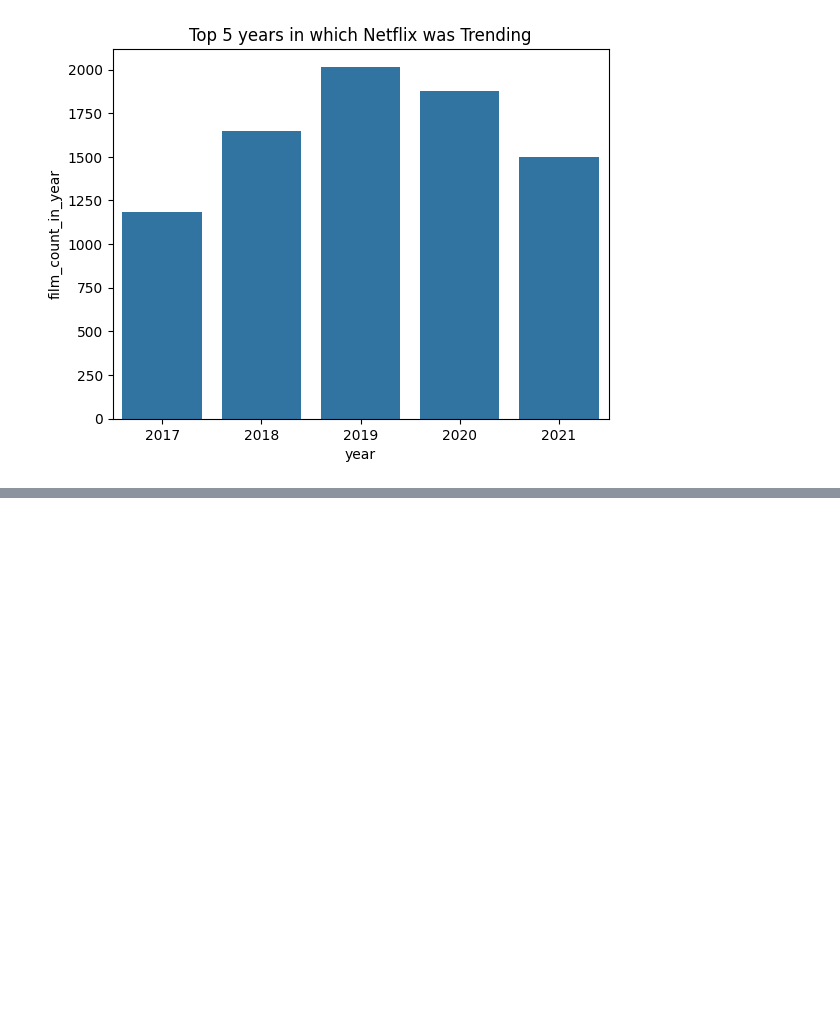
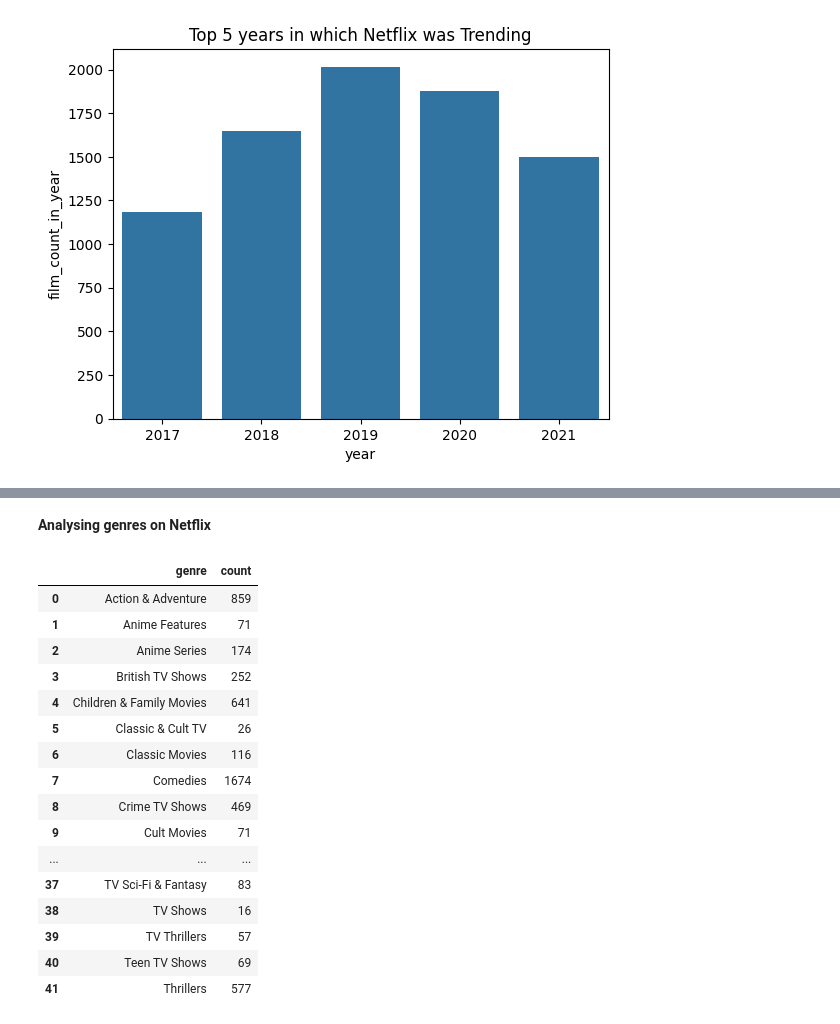
Before and after one commit to pragnakulkarni/Netflix-Movies-and-TV-Shows, a Jupyter notebook: Welcome_To_Colab.ipynb, the cells around one changed output, grey strips where cells are left out. Saved outputs shown, nothing was run; the diff lists cells and outputs as text; code cells hidden in the pictures; blank space fills up the shorter version.

```diff
--- a/Welcome_To_Colab.ipynb
+++ b/Welcome_To_Colab.ipynb
@@ -467,0 +539,27 @@ Text(0.5, 1.0, 'Top 5 years in which Netflix was Trending')
+# %% [markdown]
+**Analysing genres on Netflix**
+# %%
+genres = netflix_df['listed_in'].str.split(',', expand = True).stack()
+genres = genres.to_frame()
+genres.columns = ['genre']
+genres['genre'] = genres['genre'].str.strip()
+genres = genres.groupby('genre').size().reset_index(name = 'count')
+genres
+# %% [output]
+|  | genre | count |
+| 0 | Action & Adventure | 859 |
+| 1 | Anime Features | 71 |
+| 2 | Anime Series | 174 |
+| 3 | British TV Shows | 252 |
+| 4 | Children & Family Movies | 641 |
+| 5 | Classic & Cult TV | 26 |
+| 6 | Classic Movies | 116 |
+| 7 | Comedies | 1674 |
+| 8 | Crime TV Shows | 469 |
+| 9 | Cult Movies | 71 |
+| ... | ... | ... |
+| 37 | TV Sci-Fi & Fantasy | 83 |
+| 38 | TV Shows | 16 |
+| 39 | TV Thrillers | 57 |
+| 40 | Teen TV Shows | 69 |
+| 41 | Thrillers | 577 |
```
Also changed, not shown: parts of 15 cells of this notebook.
